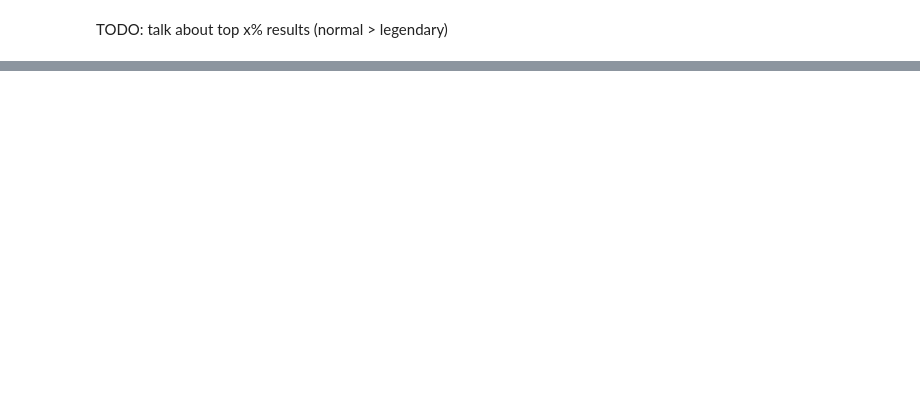
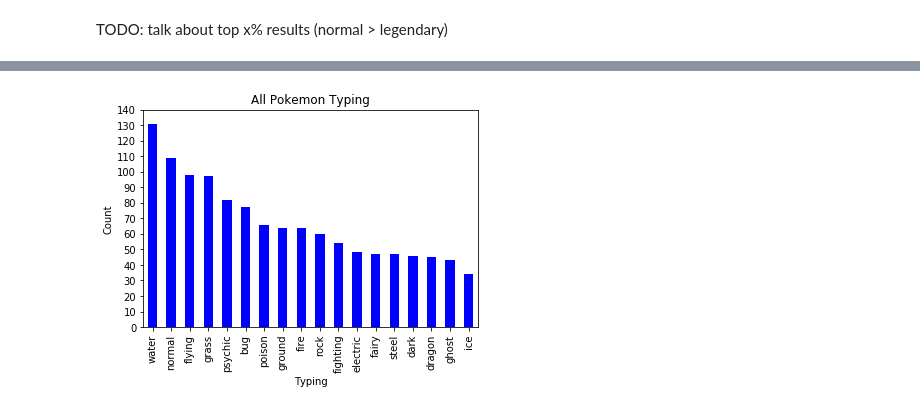
Before and after one commit to WhipeeDip/COGS108-Project, a Jupyter notebook: FinalProject.ipynb, the cells around one changed output, grey strips where cells are left out. Saved outputs shown, nothing was run; the diff lists cells and outputs as text; code cells hidden in the pictures; blank space fills up the shorter version.

```diff
--- a/FinalProject.ipynb
+++ b/FinalProject.ipynb
@@ -347,0 +484,8 @@ TODO: talk about top x% results (normal > legendary)
+# %%
+legendsDf = df[df['Pokemon'].isin(legend_list)]
+
+legend_types = list(legendsDf['Type 1']) + list(legendsDf['Type 2'])
+types = list(df['Type 1']) + list(df['Type 2'])
+
+legendTypeCount = pd.Series(legend_types).value_counts().append(pd.Series([0],['poison']))
+regularTypeCount = pd.Series(types).value_counts()
@@ -347,0 +498,6 @@ TODO: talk about top x% results (normal > legendary)
+# %%
+normalPlot = regularTypeCount.plot(kind='bar', title='All Pokemon Typing', yticks=range(0,150,10),  color="blue")
+xstuff = normalPlot.set_xlabel("Typing")
+ystuff = normalPlot.set_ylabel("Count")
+# %% [output]
+[figure, added]
```
Also changed, not shown: parts of 46 cells of this notebook.
